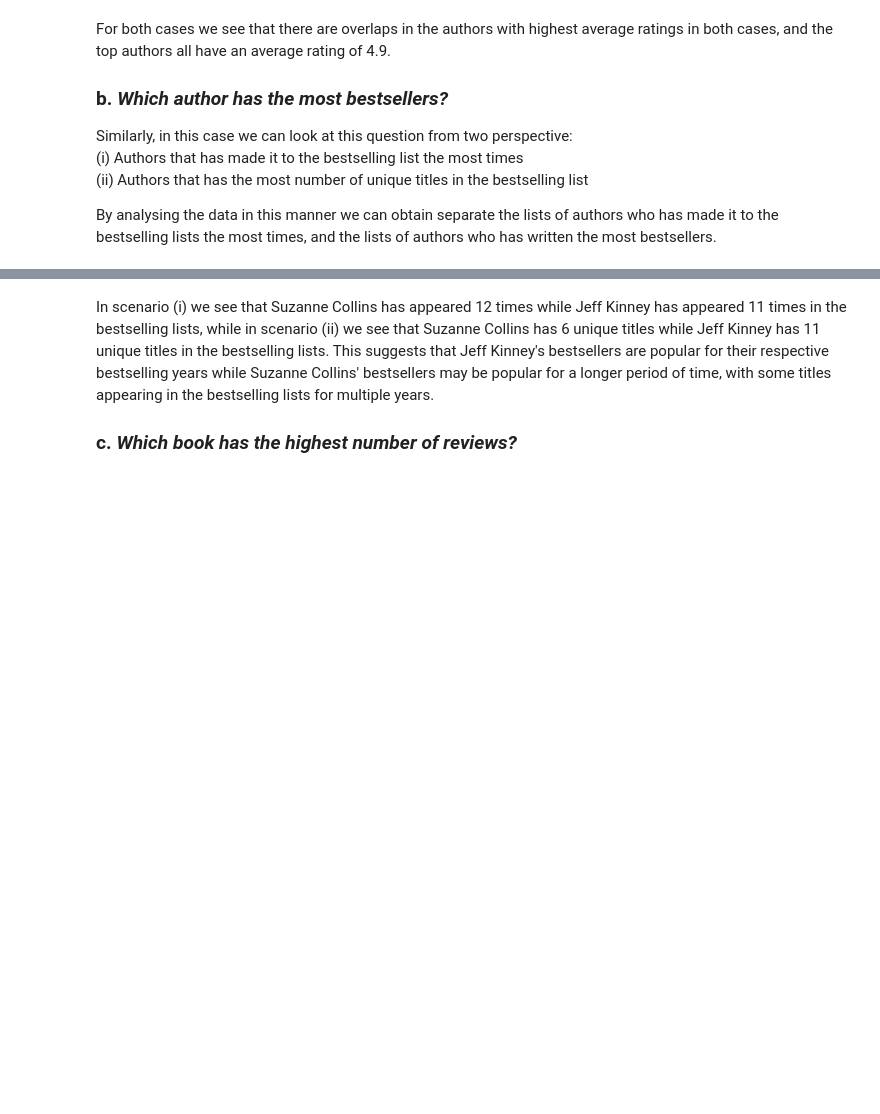
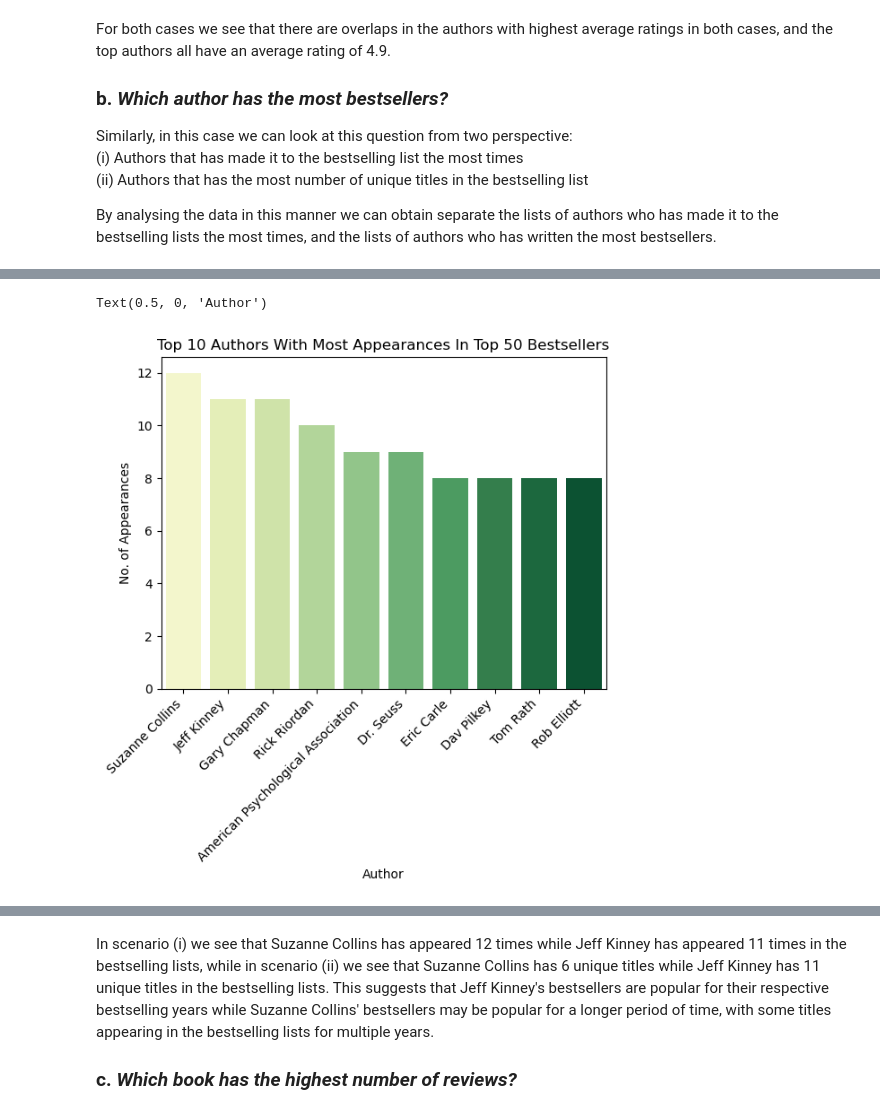
Before and after one commit to wenhao7/Data-Science, a Jupyter notebook: Amazon Books EDA/amazon_eda.ipynb, the cells around one changed output, grey strips where cells are left out. Cells and saved outputs as stored; diff of their text form; code cells hidden in the pictures; blank space fills up the shorter version.

```diff
--- a/Amazon Books EDA/amazon_eda.ipynb
+++ b/Amazon Books EDA/amazon_eda.ipynb
@@ -20,14 +20,12 @@ This notebook explores a dataset containing the top 50 bestselling books on Amaz
 import numpy as np
 import pandas as pd
 import matplotlib.pyplot as plt
-import plotly.graph_objects as go
-from plotly.subplots import make_subplots
-import seaborn as snspip
-import plotly.io as pio
-import plotly.express as px
-import plotly.figure_factory as ff
+import seaborn as sns
 from scipy.stats import shapiro
 from scipy.stats import mannwhitneyu
+import warnings
+warnings.filterwarnings("ignore")
+sns.set_palette("YlGn")
 # %% [markdown]
 ***
 <a id='cleaning'></a>
@@ -254,0 +236,9 @@ fig2.show()
+# %%
+sns.barplot(x=x, y=y, palette="YlGn")
+plt.title('Top 10 Authors With Most Appearances In Top 50 Bestsellers')
+plt.xticks(rotation=45, horizontalalignment='right')
+plt.ylabel('No. of Appearances')
+plt.xlabel('Author')
+# %% [output]
+Text(0.5, 0, 'Author')
+[figure, added]
```
Also changed, not shown: parts of 29 cells of this notebook, 1 other file.
